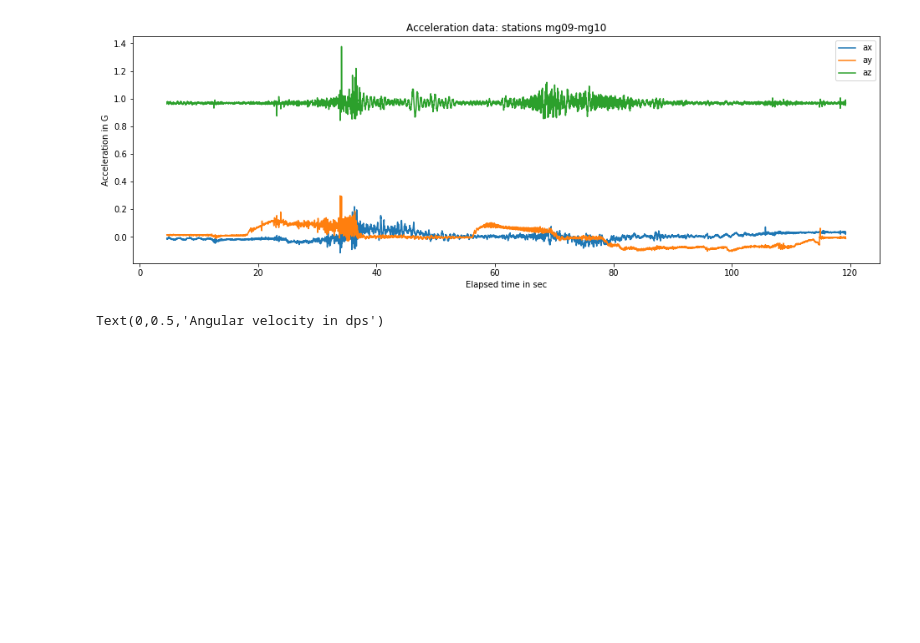
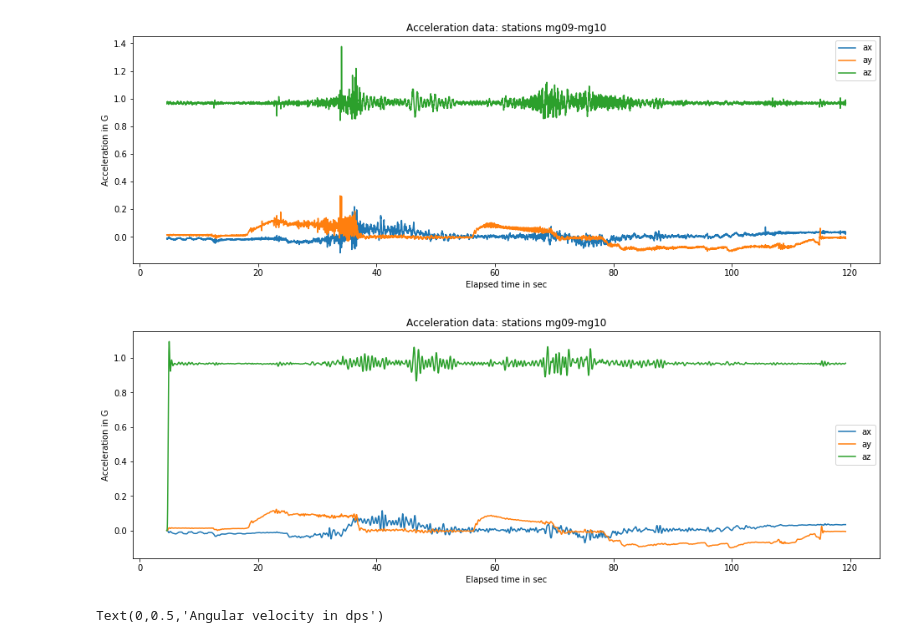
Before and after one commit to araobp/pic-mcu, a Jupyter notebook: src/python/motion_sensor_analyze.ipynb, the cells around one changed output. Cells and saved outputs as stored; diff of their text form; code cells hidden in the pictures; blank space fills up the shorter version.

```diff
--- a/src/python/motion_sensor_analyze.ipynb
+++ b/src/python/motion_sensor_analyze.ipynb
@@ -35,6 +36,17 @@ ax_a.set_ylabel('Acceleration in G')
 # %% [output]
 Text(0,0.5,'Acceleration in G')
 [figure]
+# %%
+CUTOFF = 5.0
+b, a = sg.butter(5, CUTOFF/SAMPLING_RATE, btype='low')
+df[['ax', 'ay', 'az']] = df[['ax', 'ay', 'az']].apply(lambda row: sg.lfilter(b, a, row))
+# %%
+ax_a = df[['ax', 'ay', 'az']].plot(title='Acceleration data: stations mg09-mg10')
+ax_a.set_xlabel('Elapsed time in sec')
+ax_a.set_ylabel('Acceleration in G')
+plt.savefig('{}_accel.jpg'.format(FILE.split('.')[0]))
+# %% [output]
+[figure, added]
 # %%
 ax_g = df[['gx', 'gy', 'gz']].plot(ylim=[-50, 50], title='Angular velocity data: stations mg09-mg10')
 ax_g.set_xlabel('Elapsed time in sec')
```
Also changed, not shown: parts of 4 cells of this notebook, 3 other files.
